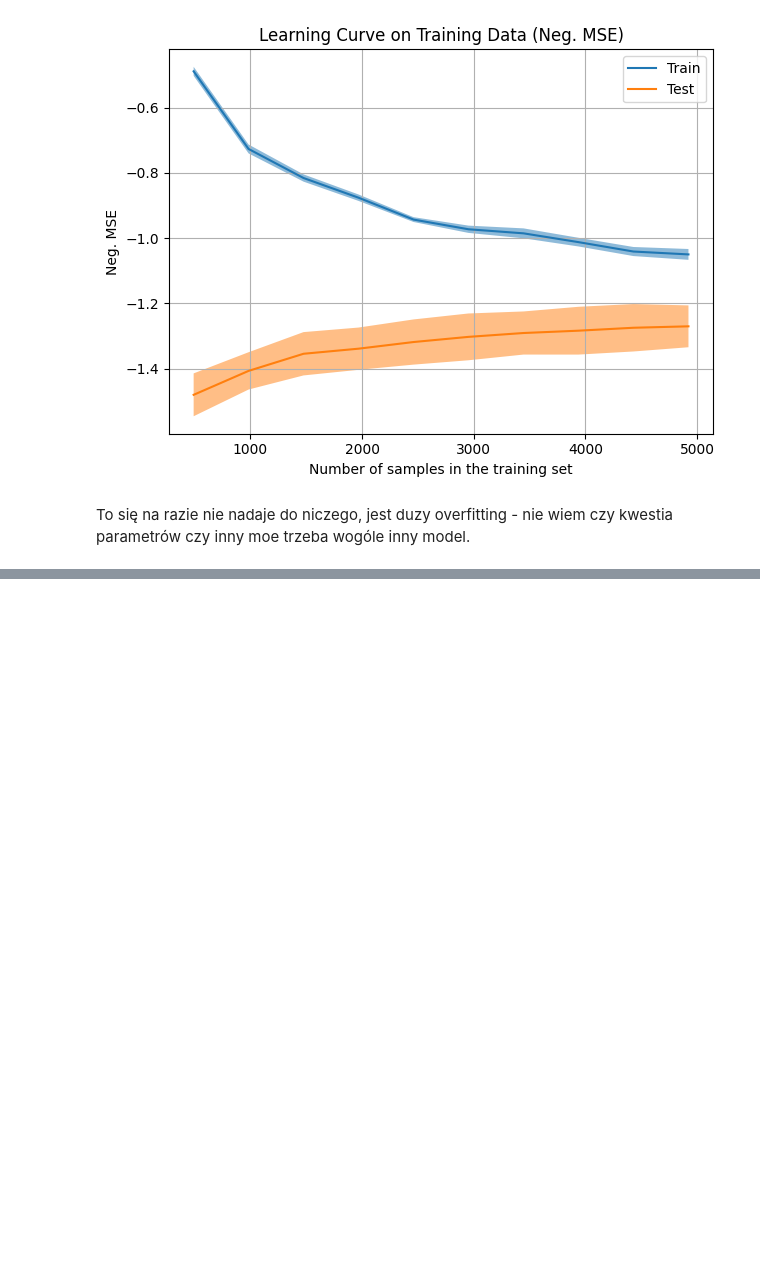
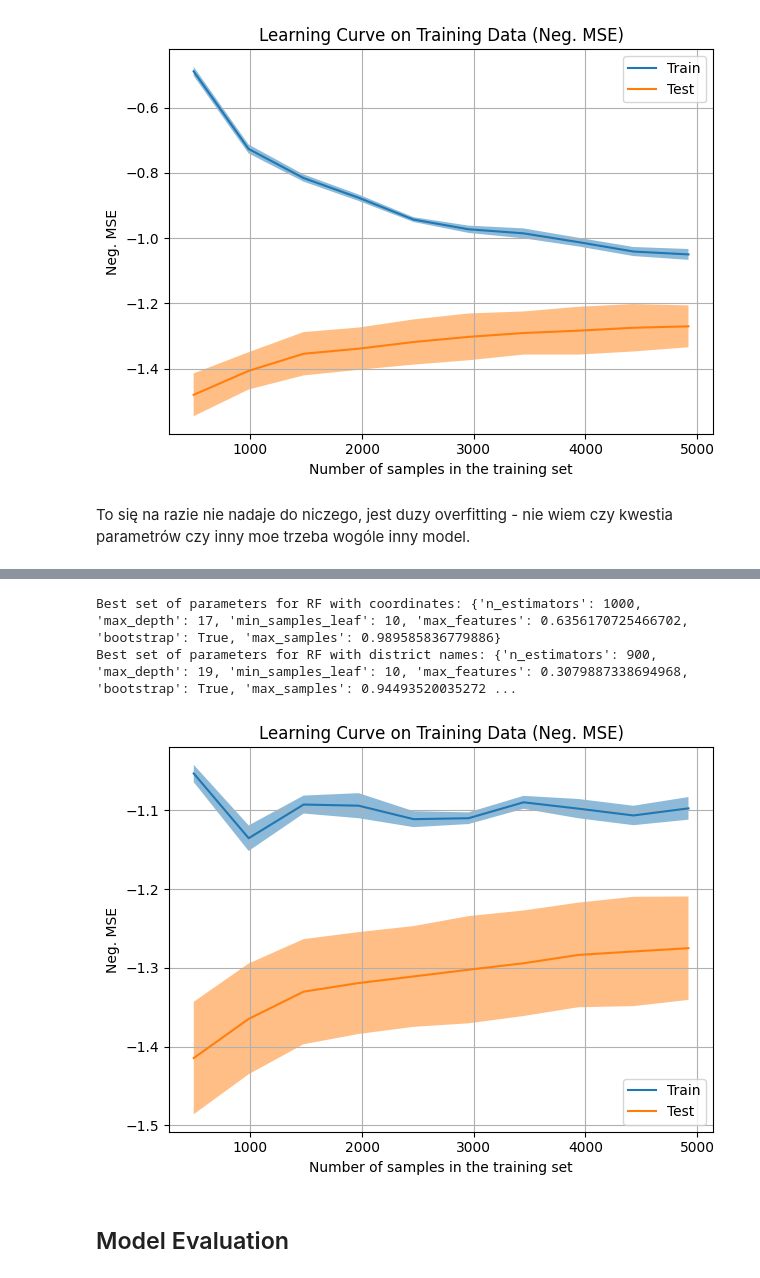
Before and after one commit to karolinazielinska1/XAI-project, a Jupyter notebook: notebooks/02_eda_and_modeling.ipynb, the cells around one changed output, grey strips where cells are left out. Cells and saved outputs as stored; diff of their text form; code cells hidden in the pictures; blank space fills up the shorter version.

Commit message:
added comments to data preparation, created RF model, started model evaluation

```diff
--- a/notebooks/02_eda_and_modeling.ipynb
+++ b/notebooks/02_eda_and_modeling.ipynb
@@ -264,0 +275,5 @@ To się na razie nie nadaje do niczego, jest duzy overfitting - nie wiem czy kwe
+# %%
+X_test=pd.read_csv("../data/X_test_data.csv")
+X_train=pd.read_csv("../data/X_train_data.csv")
+y_test=pd.read_csv("../data/y_test_data.csv")
+y_train=pd.read_csv("../data/y_train_data.csv")
@@ -264,0 +338,41 @@ To się na razie nie nadaje do niczego, jest duzy overfitting - nie wiem czy kwe
+# %%
+# Loading the studies
+study_rf_all_vars = joblib.load("../models/shows_rf_all_vars.pkl")
+study_rf_limited_vars = joblib.load("../models/shows_rf_limited_vars.pkl")
+# %%
+
+print(f"Best set of parameters for RF with coordinates: {study_rf_all_vars.best_params}")
+print(f"Best set of parameters for RF with district names: {study_rf_limited_vars.best_params}")
+# %% [output]
+Best set of parameters for RF with coordinates: {'n_estimators': 1000, 'max_depth': 17, 'min_samples_leaf': 10, 'max_features': 0.6356170725466702, 'bootstrap': True, 'max_samples': 0.989585836779886}
+Best set of parameters for RF with district names: {'n_estimators': 900, 'max_depth': 19, 'min_samples_leaf': 10, 'max_features': 0.3079887338694968, 'bootstrap': True, 'max_samples': 0.94493520035272 ...
+# %%
+# Limited variables
+
+best_params_rf = study_rf_limited_vars.best_params
+best_params_rf.update({'random_state': 42, 'n_jobs': -1})
+
+pipeline_rf = Pipeline([
+    ('preprocess', preprocessor_vars_limited),
+    ('model', RandomForestRegressor(**best_params_rf))
+])
+
+LearningCurveDisplay.from_estimator(
+    estimator=pipeline_rf,
+    X=X_train,
+    y=y_train.values.ravel(),
+    train_sizes=np.linspace(0.1, 1.0, 10),
+    cv=5,
+    scoring='neg_mean_squared_error',
+    n_jobs=-1,
+    score_name="Neg. MSE"  # or change to "RMSE" if you convert later
+)
+
+plt.title("Learning Curve on Training Data (Neg. MSE)")
+plt.grid(True)
+plt.tight_layout()
+plt.show()
+# %% [output]
+[figure, added]
+# %% [markdown]
+## Model Evaluation
```
Also changed, not shown: parts of 10 cells of this notebook, 6 other files.
